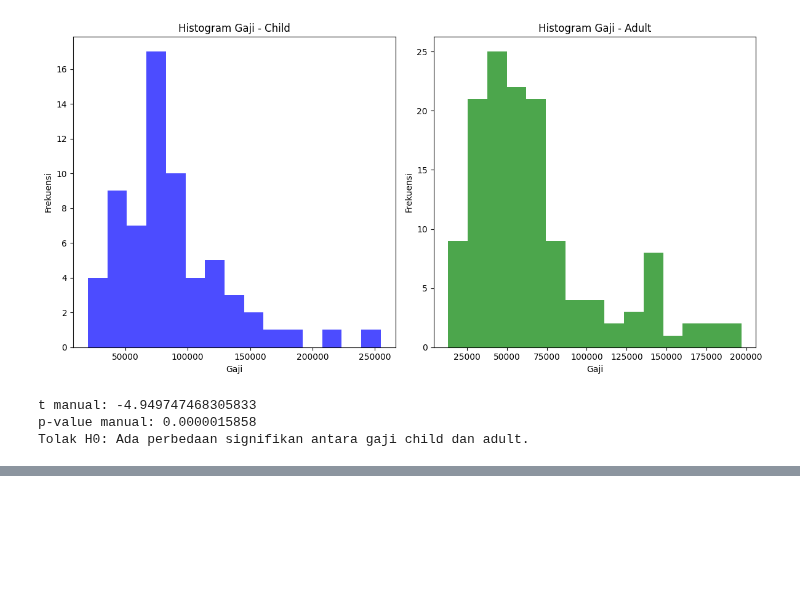
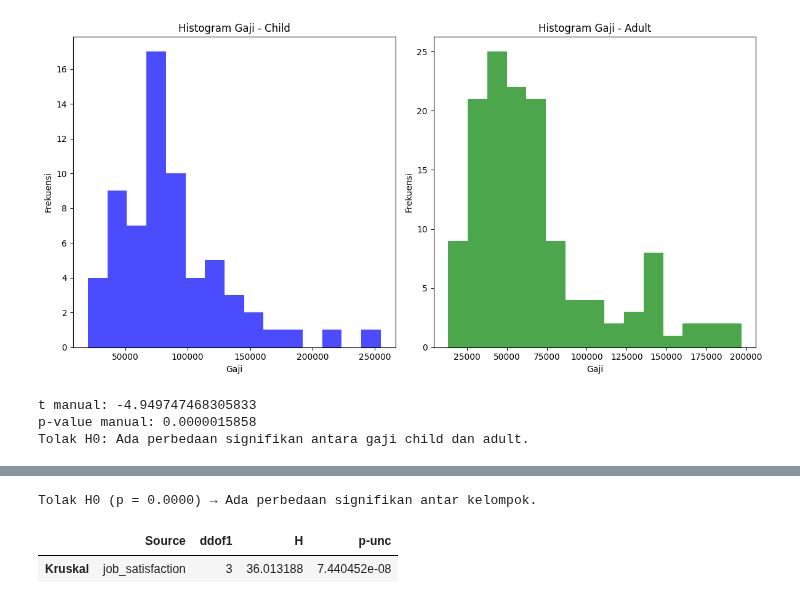
Before and after one commit to Aris0506/Python-Data-Analysis-Project-learning-journey, a Jupyter notebook: 008Hypothesis Testing in Python/4Non-Parametric Tests/Analisis Data Gaji.ipynb, the cells around one changed output, grey strips where cells are left out. Drawn from its saved outputs; the diff is of its cells as text; code cells hidden in the pictures; blank space fills up the shorter version.

```diff
--- a/008Hypothesis Testing in Python/4Non-Parametric Tests/Analisis Data Gaji.ipynb
+++ b/008Hypothesis Testing in Python/4Non-Parametric Tests/Analisis Data Gaji.ipynb
@@ -151,3 +260,28 @@ Tolak H0: Ada perbedaan signifikan antara gaji child dan adult.
+# %%
+# Kruskal-Wallis simple
+
+# Run a Kruskal-Wallis test on salary vs. job_satisfaction
+kw_test = pg.kruskal(data=salary_df,
+                           dv="salary",
+                           between="job_satisfaction")
+
+
+
+
+alpha = 0.05
+p_value = kw_test['p-unc'].iloc[0]  # ambil p-value baris pertama
+
+if p_value < alpha:
+    print(f"Tolak H0 (p = {p_value:.4f}) → Ada perbedaan signifikan antar kelompok.")
+else:
+    print(f"Gagal tolak H0 (p = {p_value:.4f}) → Tidak ada perbedaan signifikan antar kelompok.")
+
+
+kw_test
+# %% [output]
+Tolak H0 (p = 0.0000) → Ada perbedaan signifikan antar kelompok.
+|  | Source | ddof1 | H | p-unc |
+| Kruskal | job_satisfaction | 3 | 36.013188 | 7.440452e-08 |
 # %% [markdown]
 
 
```
Also changed, not shown: parts of 4 cells of this notebook.
